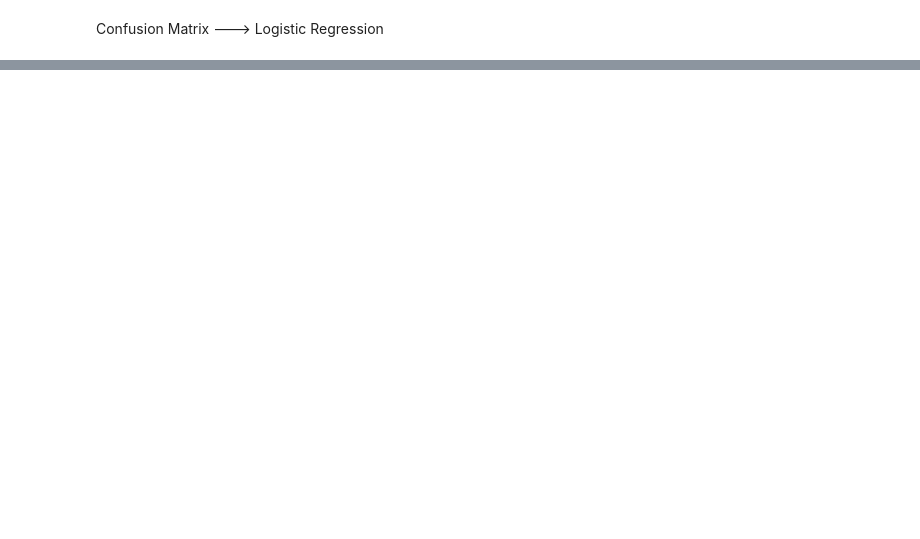
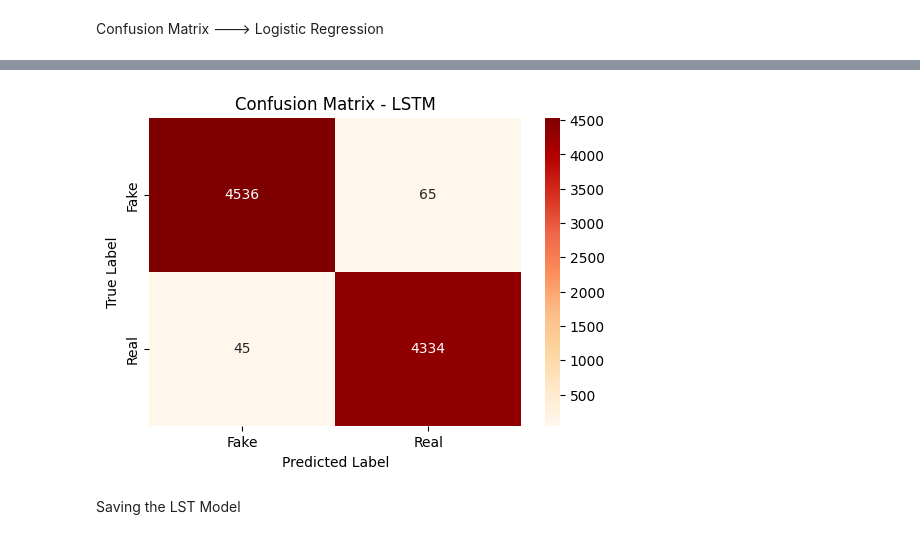
Before and after one commit to Inshalmunaf/Fake-News-Detection, a Jupyter notebook: fake_news2.ipynb, the cells around one changed output, grey strips where cells are left out. Drawn from its saved outputs; the diff is of its cells as text; code cells hidden in the pictures; blank space fills up the shorter version.

```diff
--- a/fake_news2.ipynb
+++ b/fake_news2.ipynb
@@ -315,0 +290,12 @@ Name: text, dtype: object
+# %%
+from tensorflow.keras.models import Sequential
+from tensorflow.keras.layers import Embedding, LSTM, Dense, Dropout
+
+model = Sequential()
+model.add(Embedding(input_dim=10000, output_dim=128, input_length=300))
+model.add(LSTM(64, return_sequences=False))
+model.add(Dropout(0.5))
+model.add(Dense(1, activation='sigmoid'))
+
+model.compile(loss='binary_crossentropy', optimizer='adam', metrics=['accuracy'])
+model.summary()
@@ -315,0 +318,3 @@ Name: text, dtype: object
+# %%
+# Training
+history = model.fit(X_train, y_train, epochs=5, batch_size=64, validation_split=0.1)
@@ -315,0 +334,8 @@ Name: text, dtype: object
+# %%
+
+y_pred_probs = model.predict(X_test)
+y_pred = (y_pred_probs > 0.5).astype(int)
+
+# Evaluate
+print(confusion_matrix(y_test, y_pred))
+print(classification_report(y_test, y_pred))
@@ -315,0 +354,14 @@ Name: text, dtype: object
+# %%
+cm_nb = confusion_matrix(y_test, y_pred)
+
+# Plotting
+plt.figure(figsize=(6,4))
+sns.heatmap(cm_nb, annot=True, fmt='d', cmap='OrRd', xticklabels=["Fake", "Real"], yticklabels=["Fake", "Real"])
+plt.xlabel("Predicted Label")
+plt.ylabel("True Label")
+plt.title("Confusion Matrix - LSTM")
+plt.show()
+# %% [output]
+[figure, added]
+# %% [markdown]
+Saving the LST Model
```
Also changed, not shown: parts of 23 cells of this notebook, 5 other files.
